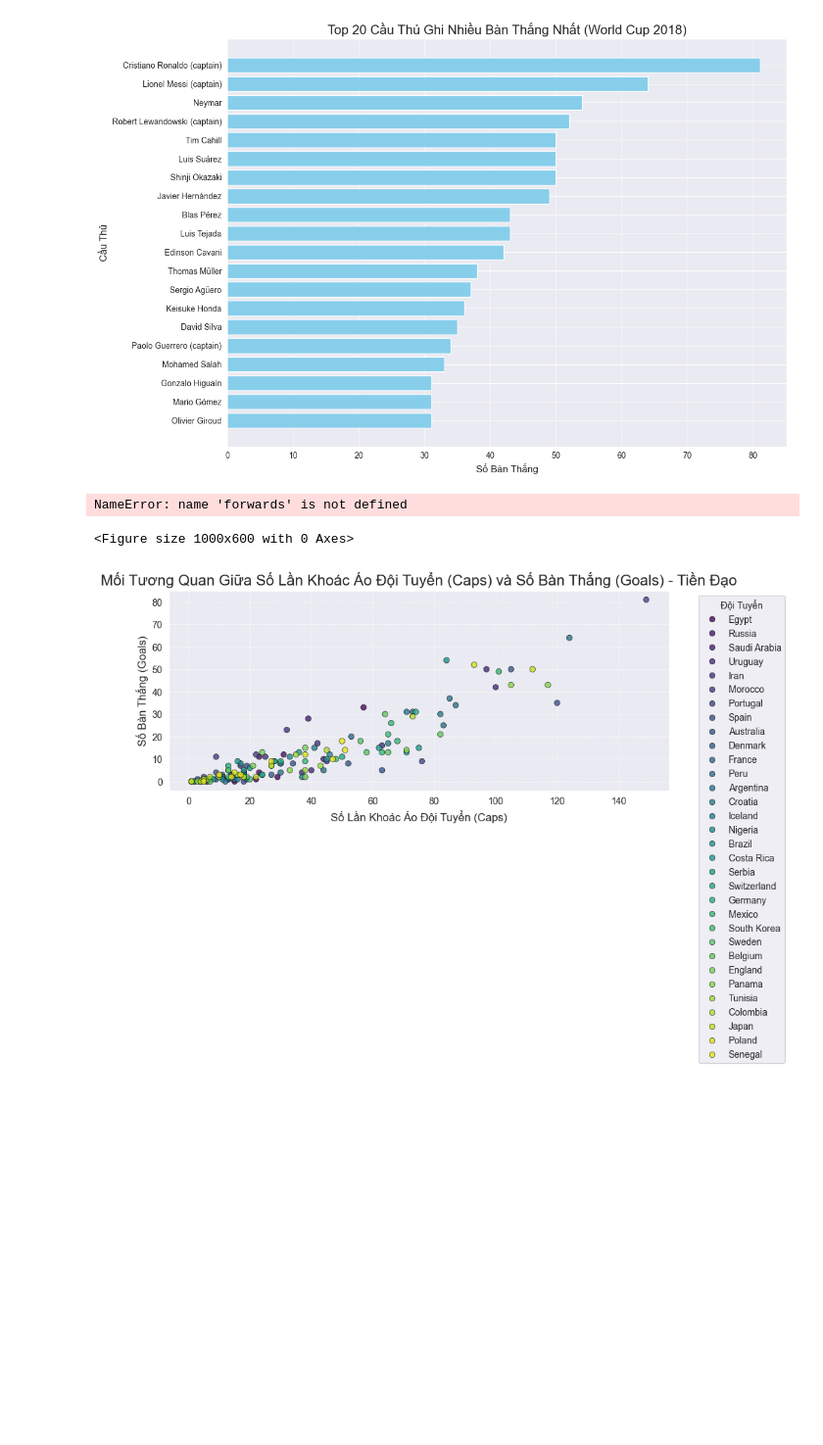
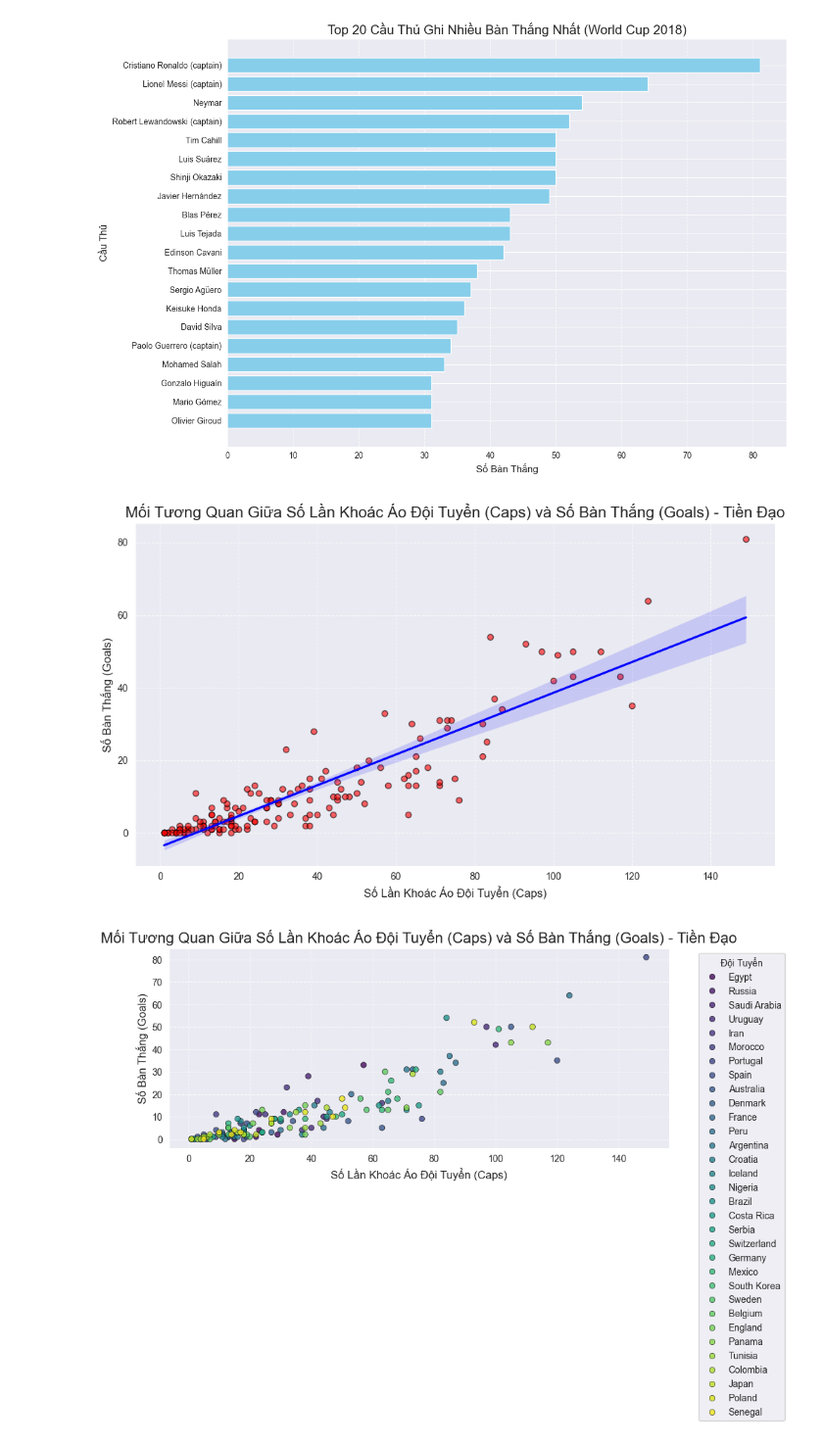
Before and after one commit to nguyenan1601/nhom1, a Jupyter notebook: main.ipynb, the cells around one changed output. Shown at 98% size. Drawn from its saved outputs; the diff is of its cells as text; code cells hidden in the pictures; blank space fills up the shorter version.

Commit message:
add chart

```diff
--- a/main.ipynb
+++ b/main.ipynb
@@ -55,16 +55,16 @@ plt.show()
 # %% [output]
 [figure]
 # %%
+forwards = df[df["Position"] == "FW"]
 plt.figure(figsize=(10, 6))
 sns.regplot(x=forwards["Caps"], y=forwards["Goals"], scatter_kws={"color": "red", "alpha": 0.6, "edgecolor": "black"}, line_kws={"color": "blue"})
 plt.title("Mối Tương Quan Giữa Số Lần Khoác Áo Đội Tuyển (Caps) và Số Bàn Thắng (Goals) - Tiền Đạo", fontsize=16)
 plt.xlabel("Số Lần Khoác Áo Đội Tuyển (Caps)", fontsize=12)
 plt.ylabel("Số Bàn Thắng (Goals)", fontsize=12)
 plt.grid(linestyle="--", alpha=0.7)
 plt.tight_layout()
 plt.show()
 # %% [output]
-NameError: name 'forwards' is not defined
-<Figure size 1000x600 with 0 Axes>
+[figure, added]
 # %%
 plt.figure(figsize=(10, 6))
```
Also changed, not shown: parts of 1 cell of this notebook.
